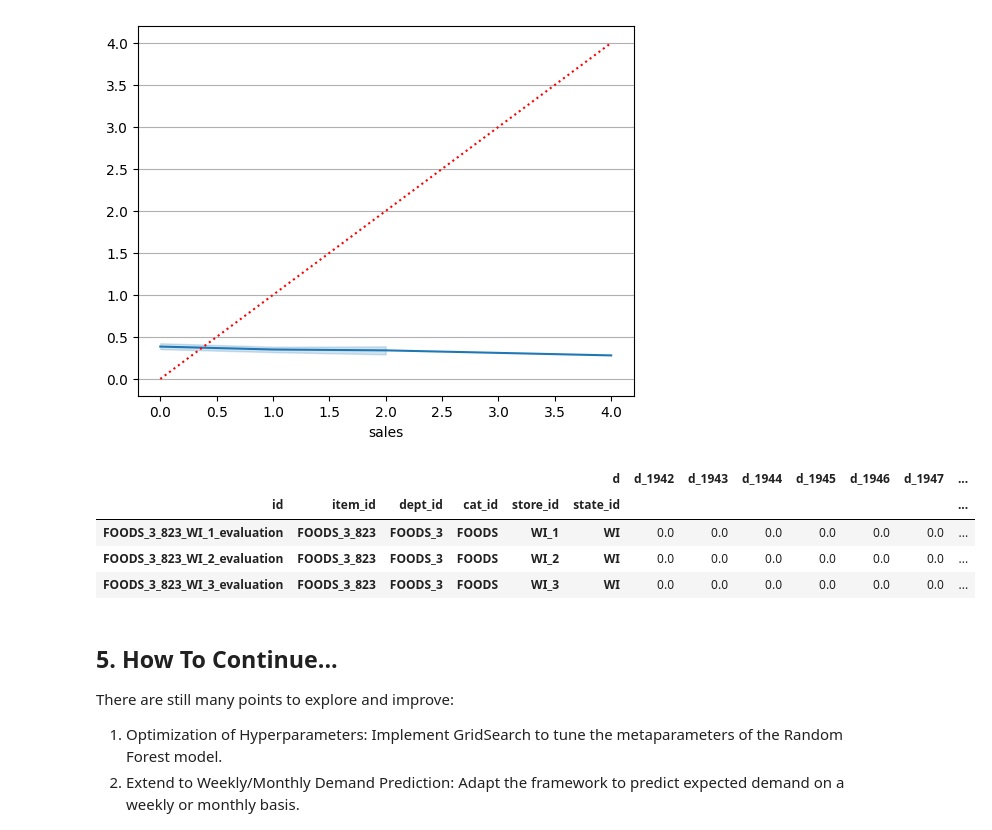
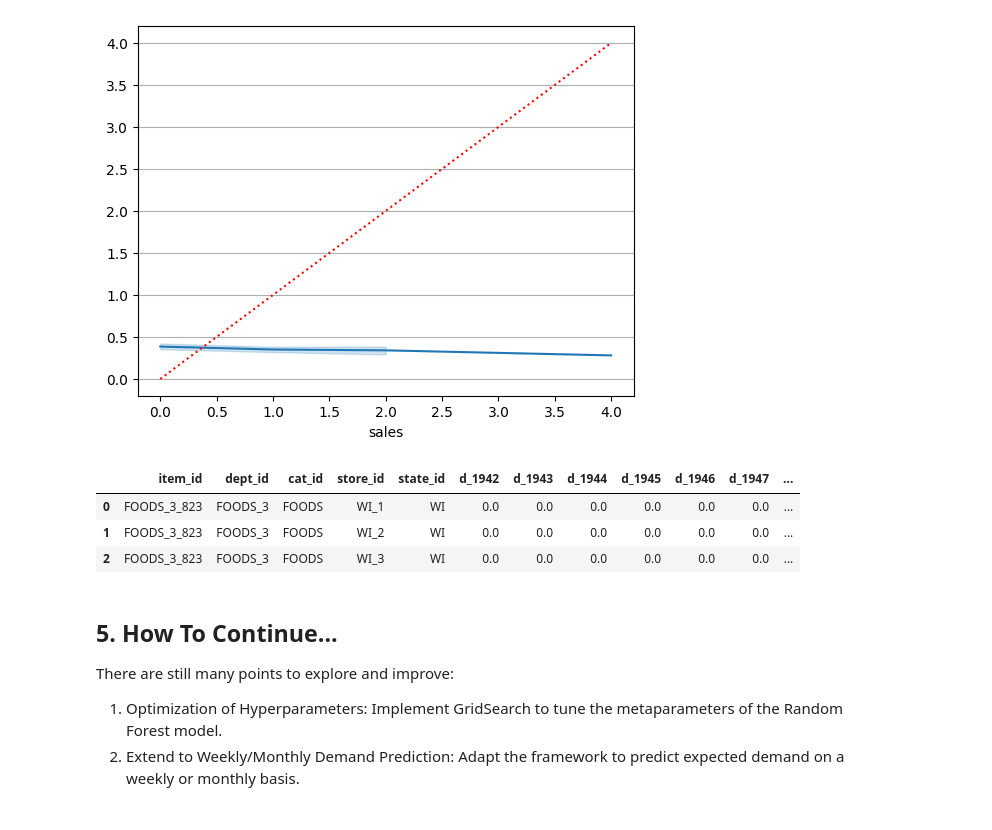
Before and after one commit to famag84/retail-demand-forecast, a Jupyter notebook: 01_ModelTraining.ipynb, the cells around one changed output. Drawn from its saved outputs; the diff is of its cells as text; code cells hidden in the pictures.

Commit message:
fixing submission format: reset index, drop unnecesary 'id' column, and avoiding column index name

```diff
--- a/01_ModelTraining.ipynb
+++ b/01_ModelTraining.ipynb
@@ -545,16 +545,21 @@ Symmetric Mean Absolute Percentage Error (sMAPE): 158.63%
 R-squared: -0.17
 [figure]
 # %%
-submission = df_val[id_cols + ["d"]].copy()
+selected_ids = [c for c in id_cols if c not in ["id"]]
+submission = df_val[selected_ids + ["d"]].copy()
 submission["sales_predicted"] = model.predict(df_val)
-submission = submission.pivot_table(index=id_cols, columns="d", values="sales_predicted", observed=True).round(0)
+submission = (
+    submission.pivot_table(index=selected_ids, columns="d", values="sales_predicted", observed=True)
+    .round(0)
+    .reset_index()
+)
+submission.columns.name = None
 submission
 # %% [output]
-|  |  |  |  |  | d | d_1942 | d_1943 | d_1944 | d_1945 | d_1946 | d_1947 | ... |
-| id | item_id | dept_id | cat_id | store_id | state_id |  |  |  |  |  |  | ... |
-| FOODS_3_823_WI_1_evaluation | FOODS_3_823 | FOODS_3 | FOODS | WI_1 | WI | 0.0 | 0.0 | 0.0 | 0.0 | 0.0 | 0.0 | ... |
-| FOODS_3_823_WI_2_evaluation | FOODS_3_823 | FOODS_3 | FOODS | WI_2 | WI | 0.0 | 0.0 | 0.0 | 0.0 | 0.0 | 0.0 | ... |
-| FOODS_3_823_WI_3_evaluation | FOODS_3_823 | FOODS_3 | FOODS | WI_3 | WI | 0.0 | 0.0 | 0.0 | 0.0 | 0.0 | 0.0 | ... |
+|  | item_id | dept_id | cat_id | store_id | state_id | d_1942 | d_1943 | d_1944 | d_1945 | d_1946 | d_1947 | ... |
+| 0 | FOODS_3_823 | FOODS_3 | FOODS | WI_1 | WI | 0.0 | 0.0 | 0.0 | 0.0 | 0.0 | 0.0 | ... |
+| 1 | FOODS_3_823 | FOODS_3 | FOODS | WI_2 | WI | 0.0 | 0.0 | 0.0 | 0.0 | 0.0 | 0.0 | ... |
+| 2 | FOODS_3_823 | FOODS_3 | FOODS | WI_3 | WI | 0.0 | 0.0 | 0.0 | 0.0 | 0.0 | 0.0 | ... |
 # %% [markdown]
 
 ## 5. How To Continue...
```
Also changed, not shown: parts of 4 cells of this notebook.
